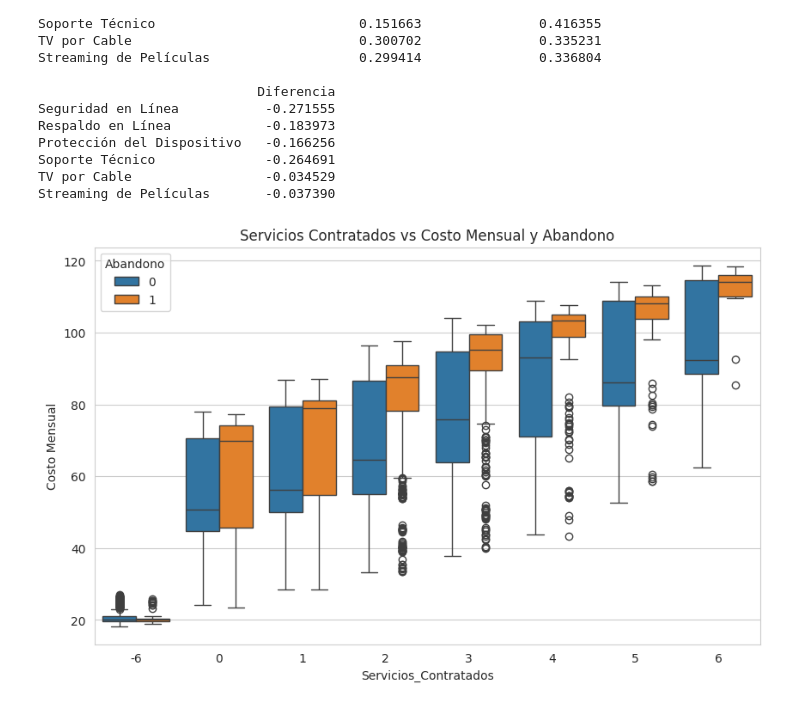
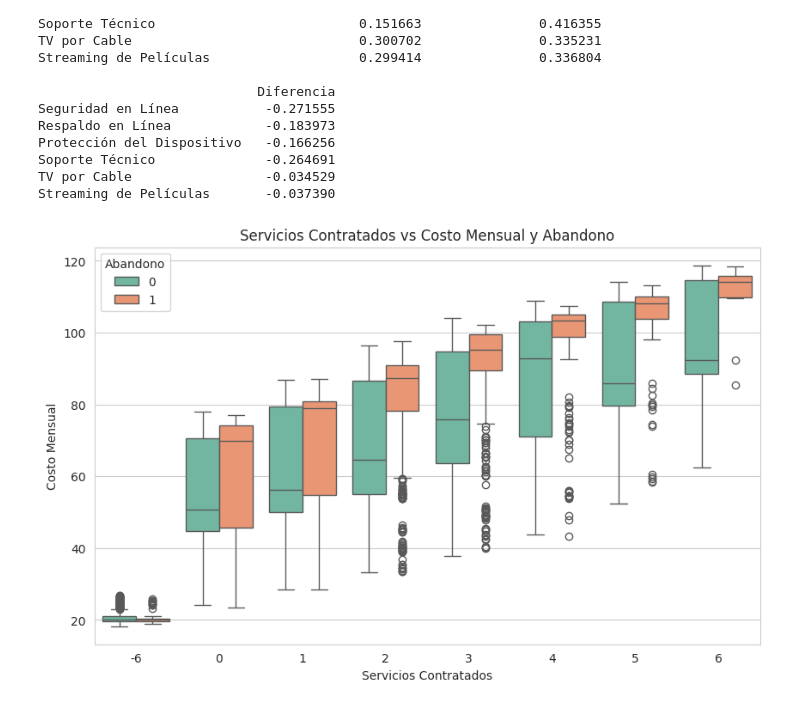
Before and after one commit to Stiven2308/Challenge3-data-science-alura-latam, a Jupyter notebook: TelecomX_AluraLATAM.ipynb, the cells around one changed output. Cells and saved outputs as stored; diff of their text form; code cells hidden in the pictures.

```diff
--- a/TelecomX_AluraLATAM.ipynb
+++ b/TelecomX_AluraLATAM.ipynb
@@ -401,10 +401,11 @@ Streaming de Películas       -0.037390
 # %%
 # Número de servicios contratados
 data['Servicios_Contratados'] = data[servicios_internet].sum(axis=1)
 
 plt.figure(figsize=(10,6))
-sns.boxplot(x='Servicios_Contratados', y='Costo Mensual', hue='Abandono', data=data)
+sns.boxplot(x='Servicios_Contratados', y='Costo Mensual', hue='Abandono', data=data, palette='Set2')
+plt.xlabel('Servicios Contratados')
 plt.title('Servicios Contratados vs Costo Mensual y Abandono')
 plt.show()
 # %% [output]
-[figure, old version]
+[figure, new version]
```
Also changed, not shown: parts of 95 cells of this notebook.
